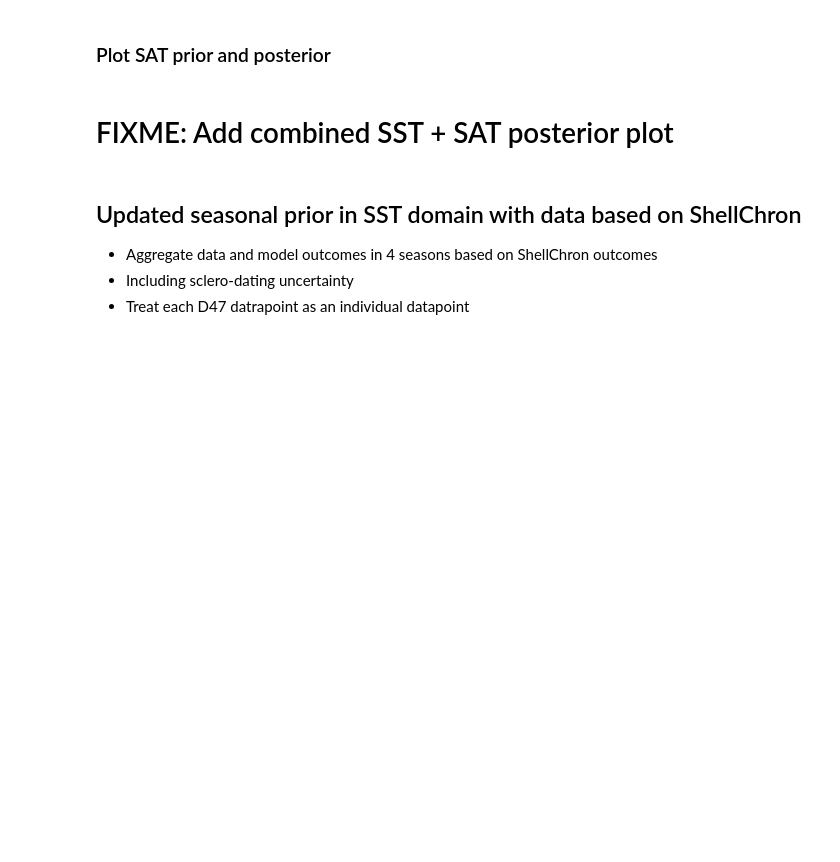
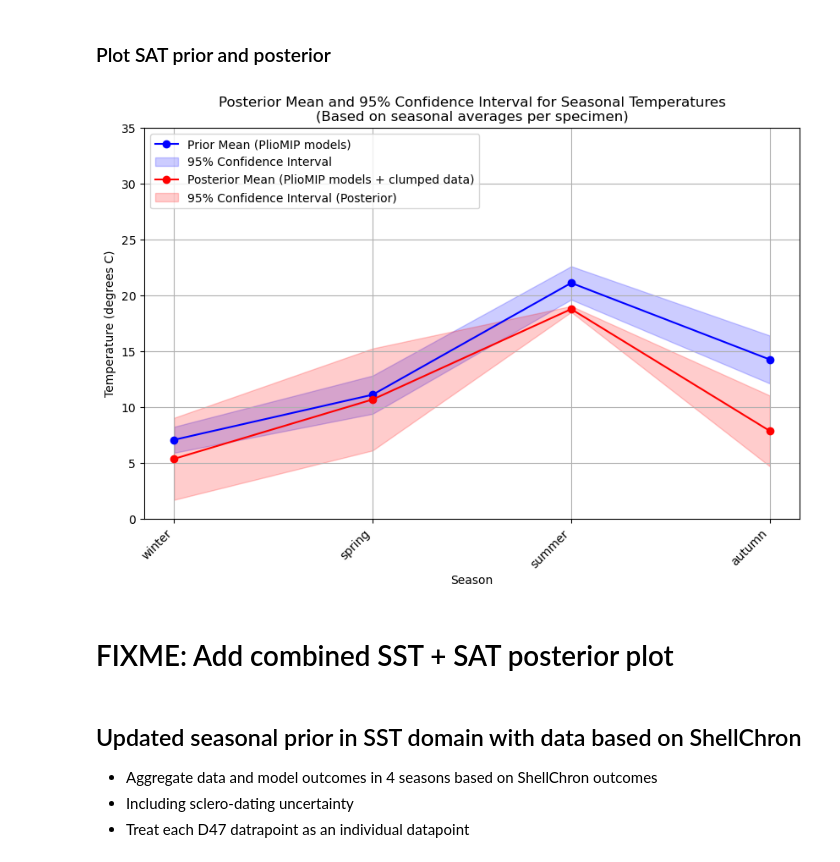
Before and after one commit to nielsjdewinter/SeasonalDA_script, a Jupyter notebook: Seasonal_DA_PWP4_SST_SAT_offline.ipynb, the cells around one changed output. Drawn from its saved outputs; the diff is of its cells as text; code cells hidden in the pictures; blank space fills up the shorter version.

```diff
--- a/Seasonal_DA_PWP4_SST_SAT_offline.ipynb
+++ b/Seasonal_DA_PWP4_SST_SAT_offline.ipynb
@@ -1785,7 +1997,7 @@ plt.show()
 # %%
 # Plot in temperature domain
 std_prior_SAT_seasonal = np.sqrt(np.diag(cov_prior_SAT_seasonal_original))
-std_posterior_SAT_seasonal = np.sqrt(np.diag(cov_prior_SAT_seasonal))
+std_posterior_SAT_seasonal = np.sqrt(np.diag(cov_post_SAT_seasonal_averaged))
 
 # Initiate plot
 plt.figure(figsize = (10, 6))
@@ -1793,36 +2005,38 @@ plt.figure(figsize = (10, 6))
 # PRIOR
 # Add prior mean
 plt.plot(seasons_scale, mu_prior_SAT_seasonal_original, label = 'Prior Mean (PlioMIP models)', color = 'b', marker = 'o')
 # Add 95% confidence intervals for the prior (mean ± 1.96 * std deviation)
 plt.fill_between(seasons_scale,
     mu_prior_SAT_seasonal_original - stats.t.ppf(1 - 0.025, n_models_seasonal) * std_prior_SAT_seasonal / np.sqrt(n_models_seasonal),
     mu_prior_SAT_seasonal_original + stats.t.ppf(1 - 0.025, n_models_seasonal) * std_prior_SAT_seasonal / np.sqrt(n_models_seasonal),
     color = 'b',
     alpha = 0.2,
     label = '95% Confidence Interval'
 )
 
 # POSTERIOR
 # Add posterior mean
-plt.plot(seasons_scale, mu_prior_SAT_seasonal, label = 'Posterior Mean (PlioMIP models + clumped data)', color = 'r', marker = 'o')
+plt.plot(seasons_scale, mu_post_SAT_seasonal_averaged, label = 'Posterior Mean (PlioMIP models + clumped data)', color = 'r', marker = 'o')
 # Add 95% confidence intervals for the posterior (mean ± 1.96 * std deviation)
 plt.fill_between(seasons_scale,
-    mu_prior_SAT_seasonal - stats.t.ppf(1 - 0.025, (n_update_seasonal + n_models_seasonal)) * std_posterior_SAT_seasonal,
-    mu_prior_SAT_seasonal + stats.t.ppf(1 - 0.025, (n_update_seasonal + n_models_seasonal)) * std_posterior_SAT_seasonal,
+    mu_post_SAT_seasonal_averaged - stats.t.ppf(1 - 0.025, (n_update_seasonal + n_models_seasonal)) * std_posterior_SAT_seasonal,
+    mu_post_SAT_seasonal_averaged + stats.t.ppf(1 - 0.025, (n_update_seasonal + n_models_seasonal)) * std_posterior_SAT_seasonal,
     color = 'r',
     alpha = 0.2,
     label = '95% Confidence Interval (Posterior)'
 )
 
 # Plot layout
 plt.xticks(seasons_scale, seasons, rotation = 45, ha = "right")
 plt.title('Posterior Mean and 95% Confidence Interval for Seasonal Temperatures\n(Based on seasonal averages per specimen)')
 plt.xlabel('Season')
 plt.ylabel('Temperature (degrees C)')
 plt.ylim(0, 35)
 plt.legend(loc = 'upper left')
 plt.grid(True)
 plt.show()
+# %% [output]
+[figure, added]
 # %% [markdown]
 # FIXME: Add combined SST + SAT posterior plot
 # %% [markdown]
```
Also changed, not shown: parts of 9 cells of this notebook.
